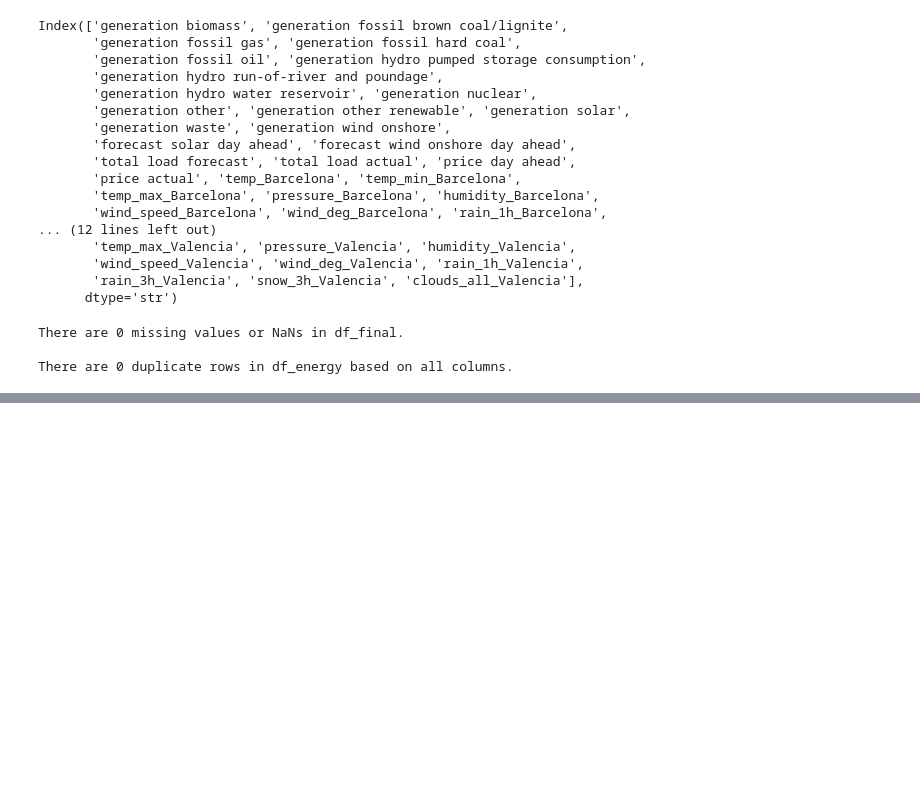
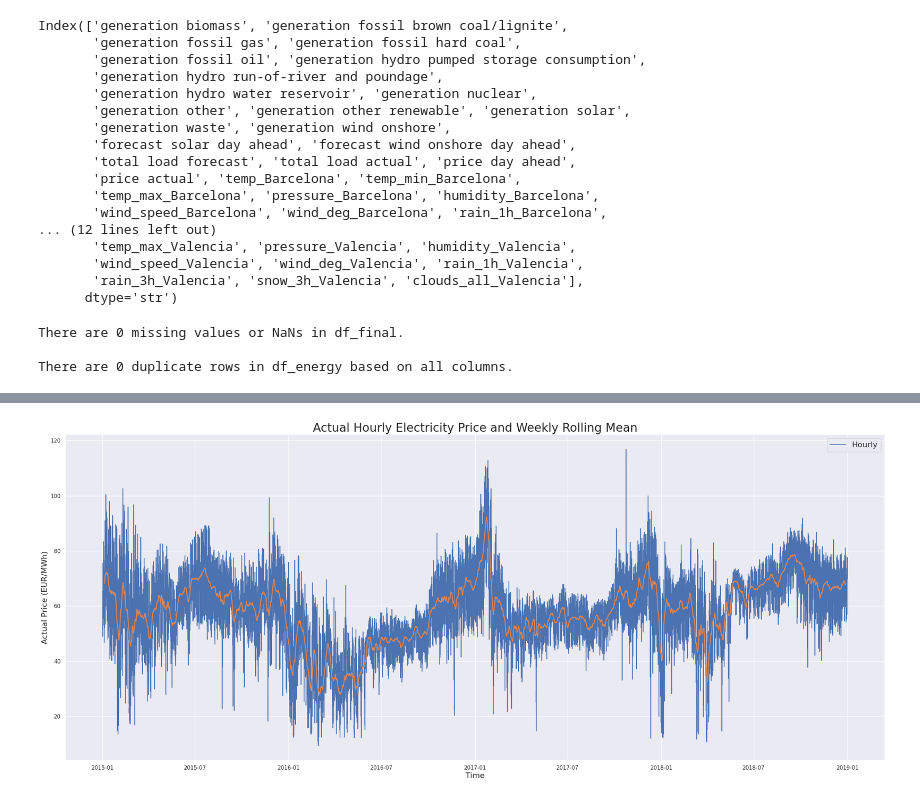
Before and after one commit to tdavies66/Electricity-Price-Forecasting-DNNs-EDA-Kaggle-, a Jupyter notebook: Notebooks/notebook1.ipynb, the cells around one changed output, grey strips where cells are left out. Cells and saved outputs as stored; diff of their text form; code cells hidden in the pictures; blank space fills up the shorter version.

```diff
--- a/Notebooks/notebook1.ipynb
+++ b/Notebooks/notebook1.ipynb
@@ -539,0 +563,9 @@ There are 0 duplicate rows in df_energy based on all columns.
+# %%
+# Plot the hourly electricity price along with the weekly rolling mean
+rolling = df_final['price actual'].rolling(24*7, center=True).mean()
+ax = plot_series(df_final, 'price actual', label='Hourly', ylabel='Actual Price (EUR/MWh)',
+                 title='Actual Hourly Electricity Price and Weekly Rolling Mean')
+ax.plot(rolling, linestyle='-', linewidth=2, label='Weekly Rolling Mean')
+plt.show()
+# %% [output]
+[figure, added]
```
Also changed, not shown: parts of 5 cells of this notebook.
